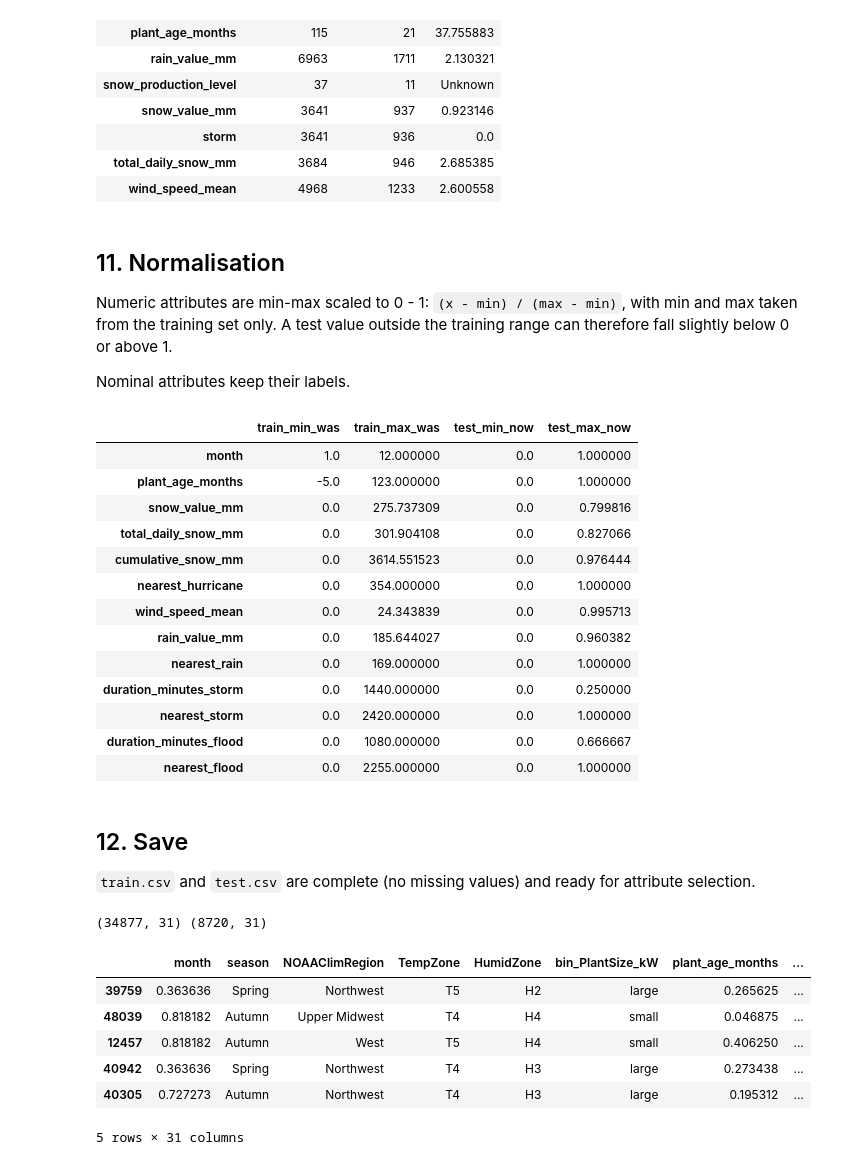
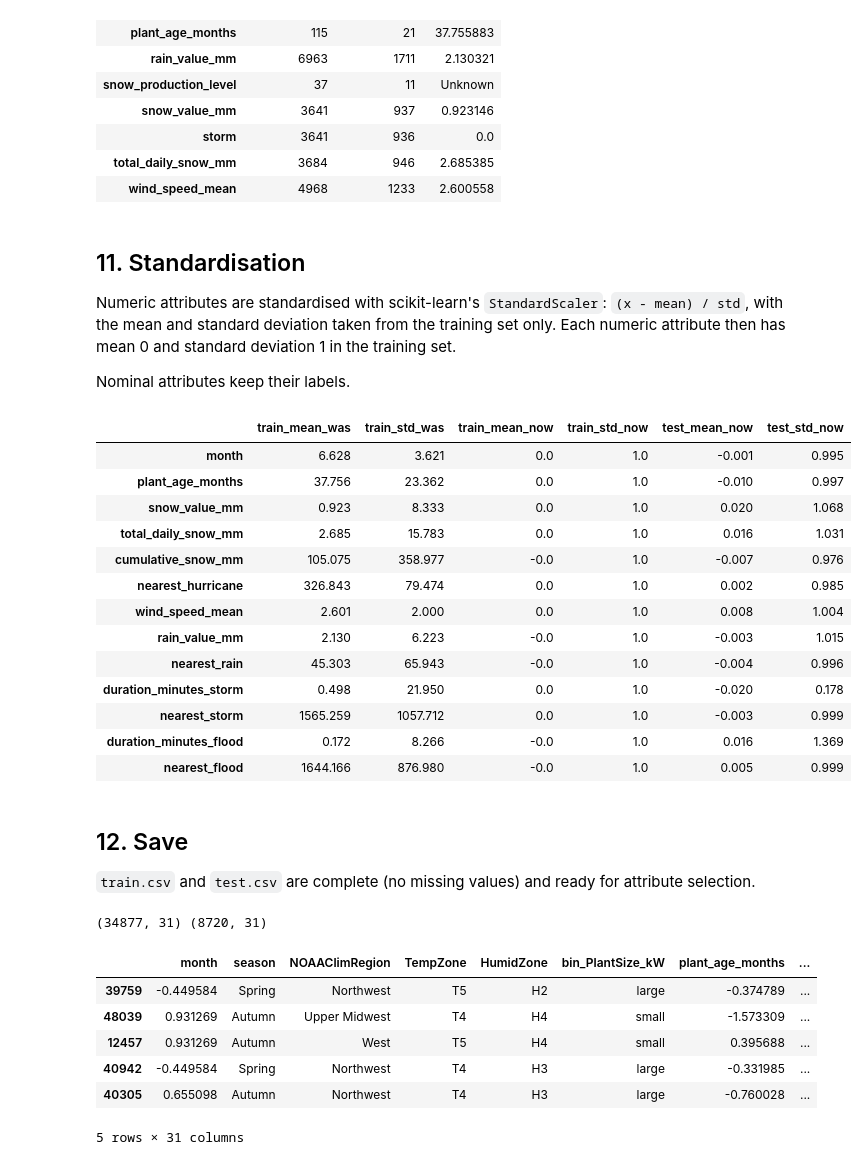
Before and after one commit to ilikecheezits/ml-q1, a Jupyter notebook: prepare_data.ipynb, the cells around one changed output. Cells and saved outputs as stored; diff of their text form; code cells hidden in the pictures.

```diff
--- a/prepare_data.ipynb
+++ b/prepare_data.ipynb
@@ -270,11 +272,16 @@ print(len(numeric), "numeric:", numeric)
 17 nominal: ['season', 'NOAAClimRegion', 'TempZone', 'HumidZone', 'bin_PlantSize_kW', 'active_snow_tickets', 'snow_production_level', 'low_irradiation', 'hurr_production_level', 'HurricanePrep', 'Hurr ...
 13 numeric: ['month', 'plant_age_months', 'snow_value_mm', 'total_daily_snow_mm', 'cumulative_snow_mm', 'nearest_hurricane', 'wind_speed_mean', 'rain_value_mm', 'nearest_rain', 'duration_minutes_storm ...
 # %%
-fill = pd.concat([train[numeric].mean(), train[nominal].mode().iloc[0]])
+mean_imputer = SimpleImputer(strategy="mean").fit(train[numeric])
+mode_imputer = SimpleImputer(strategy="most_frequent").fit(train[nominal])
 
+fill = pd.concat([pd.Series(mean_imputer.statistics_, numeric), pd.Series(mode_imputer.statistics_, nominal)])
 before = pd.DataFrame({"train_missing": train.isna().sum(), "test_missing": test.isna().sum(), "filled_with": fill})
-train, test = train.fillna(fill), test.fillna(fill)
-train[indicators], test[indicators] = train[indicators].astype(int), test[indicators].astype(int)
+
+for part in (train, test):
+    part[numeric] = mean_imputer.transform(part[numeric])
+    part[nominal] = mode_imputer.transform(part[nominal])
+    part[indicators] = part[indicators].astype(int)
 
 print("missing after imputation:", train.isna().sum().sum(), "train,", test.isna().sum().sum(), "test")
 before[before.train_missing + before.test_missing > 0]
@@ -293,34 +300,35 @@ missing after imputation: 0 train, 0 test
 | total_daily_snow_mm | 3684 | 946 | 2.685385 |
 | wind_speed_mean | 4968 | 1233 | 2.600558 |
 # %% [markdown]
-## 11. Normalisation
+## 11. Standardisation
 
-Numeric attributes are min-max scaled to 0 - 1: `(x - min) / (max - min)`, with min and max taken from the training set only. A test value outside the training range can therefore fall slightly below 0 or above 1.
+Numeric attributes are standardised with scikit-learn's `StandardScaler`: `(x - mean) / std`, with the mean and standard deviation taken from the training set only. Each numeric attribute then has mean 0 and standard deviation 1 in the training set.
 
 Nominal attributes keep their labels.
 # %%
-low, high = train[numeric].min(), train[numeric].max()
+scaler = StandardScaler().fit(train[numeric])
 
-train[numeric] = (train[numeric] - low) / (high - low)
-test[numeric] = (test[numeric] - low) / (high - low)
+train[numeric] = scaler.transform(train[numeric])
+test[numeric] = scaler.transform(test[numeric])
 
-pd.DataFrame({"train_min_was": low, "train_max_was": high,
-              "test_min_now": test[numeric].min(), "test_max_now": test[numeric].max()})
+pd.DataFrame({"train_mean_was": scaler.mean_, "train_std_was": scaler.scale_,
+              "train_mean_now": train[numeric].mean().to_numpy(), "train_std_now": train[numeric].std(ddof=0).to_numpy(),
+              "test_mean_now": test[numeric].mean().to_numpy(), "test_std_now": test[numeric].std(ddof=0).to_numpy()}, index=numeric).round(3)
 # %% [output]
-|  | train_min_was | train_max_was | test_min_now | test_max_now |
-| month | 1.0 | 12.000000 | 0.0 | 1.000000 |
-| plant_age_months | -5.0 | 123.000000 | 0.0 | 1.000000 |
-| snow_value_mm | 0.0 | 275.737309 | 0.0 | 0.799816 |
-| total_daily_snow_mm | 0.0 | 301.904108 | 0.0 | 0.827066 |
-| cumulative_snow_mm | 0.0 | 3614.551523 | 0.0 | 0.976444 |
-| nearest_hurricane | 0.0 | 354.000000 | 0.0 | 1.000000 |
-| wind_speed_mean | 0.0 | 24.343839 | 0.0 | 0.995713 |
-| rain_value_mm | 0.0 | 185.644027 | 0.0 | 0.960382 |
-| nearest_rain | 0.0 | 169.000000 | 0.0 | 1.000000 |
-| duration_minutes_storm | 0.0 | 1440.000000 | 0.0 | 0.250000 |
-| nearest_storm | 0.0 | 2420.000000 | 0.0 | 1.000000 |
-| duration_minutes_flood | 0.0 | 1080.000000 | 0.0 | 0.666667 |
-| nearest_flood | 0.0 | 2255.000000 | 0.0 | 1.000000 |
+|  | train_mean_was | train_std_was | train_mean_now | train_std_now | test_mean_now | test_std_now |
+| month | 6.628 | 3.621 | 0.0 | 1.0 | -0.001 | 0.995 |
+| plant_age_months | 37.756 | 23.362 | 0.0 | 1.0 | -0.010 | 0.997 |
+| snow_value_mm | 0.923 | 8.333 | 0.0 | 1.0 | 0.020 | 1.068 |
+| total_daily_snow_mm | 2.685 | 15.783 | 0.0 | 1.0 | 0.016 | 1.031 |
+| cumulative_snow_mm | 105.075 | 358.977 | -0.0 | 1.0 | -0.007 | 0.976 |
+| nearest_hurricane | 326.843 | 79.474 | 0.0 | 1.0 | 0.002 | 0.985 |
+| wind_speed_mean | 2.601 | 2.000 | 0.0 | 1.0 | 0.008 | 1.004 |
+| rain_value_mm | 2.130 | 6.223 | -0.0 | 1.0 | -0.003 | 1.015 |
+| nearest_rain | 45.303 | 65.943 | -0.0 | 1.0 | -0.004 | 0.996 |
+| duration_minutes_storm | 0.498 | 21.950 | 0.0 | 1.0 | -0.020 | 0.178 |
+| nearest_storm | 1565.259 | 1057.712 | 0.0 | 1.0 | -0.003 | 0.999 |
+| duration_minutes_flood | 0.172 | 8.266 | -0.0 | 1.0 | 0.016 | 1.369 |
+| nearest_flood | 1644.166 | 876.980 | -0.0 | 1.0 | 0.005 | 0.999 |
 # %% [markdown]
 ## 12. Save
 
@@ -333,9 +341,9 @@ train.head()
 # %% [output]
 (34877, 31) (8720, 31)
 |  | month | season | NOAAClimRegion | TempZone | HumidZone | bin_PlantSize_kW | plant_age_months | ... |
-| 39759 | 0.363636 | Spring | Northwest | T5 | H2 | large | 0.265625 | ... |
-| 48039 | 0.818182 | Autumn | Upper Midwest | T4 | H4 | small | 0.046875 | ... |
-| 12457 | 0.818182 | Autumn | West | T5 | H4 | small | 0.406250 | ... |
-| 40942 | 0.363636 | Spring | Northwest | T4 | H3 | large | 0.273438 | ... |
-| 40305 | 0.727273 | Autumn | Northwest | T4 | H3 | large | 0.195312 | ... |
+| 39759 | -0.449584 | Spring | Northwest | T5 | H2 | large | -0.374789 | ... |
+| 48039 | 0.931269 | Autumn | Upper Midwest | T4 | H4 | small | -1.573309 | ... |
+| 12457 | 0.931269 | Autumn | West | T5 | H4 | small | 0.395688 | ... |
+| 40942 | -0.449584 | Spring | Northwest | T4 | H3 | large | -0.331985 | ... |
+| 40305 | 0.655098 | Autumn | Northwest | T4 | H3 | large | -0.760028 | ... |
 5 rows × 31 columns
```
Also changed, not shown: parts of 3 cells of this notebook, 3 other files.
